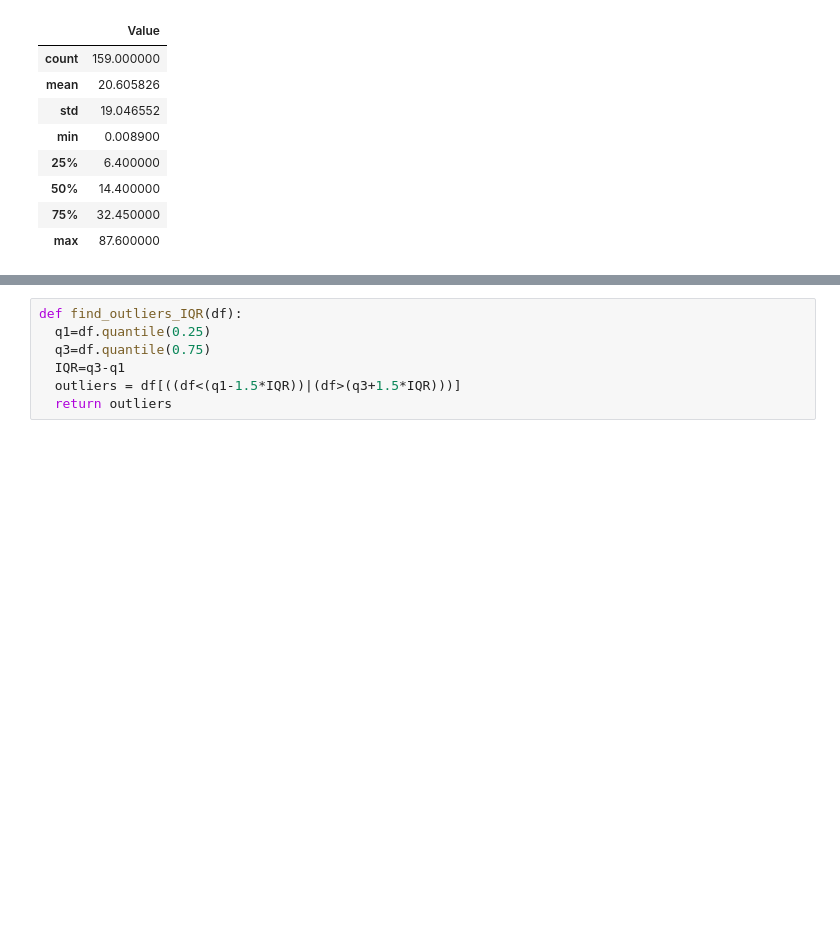
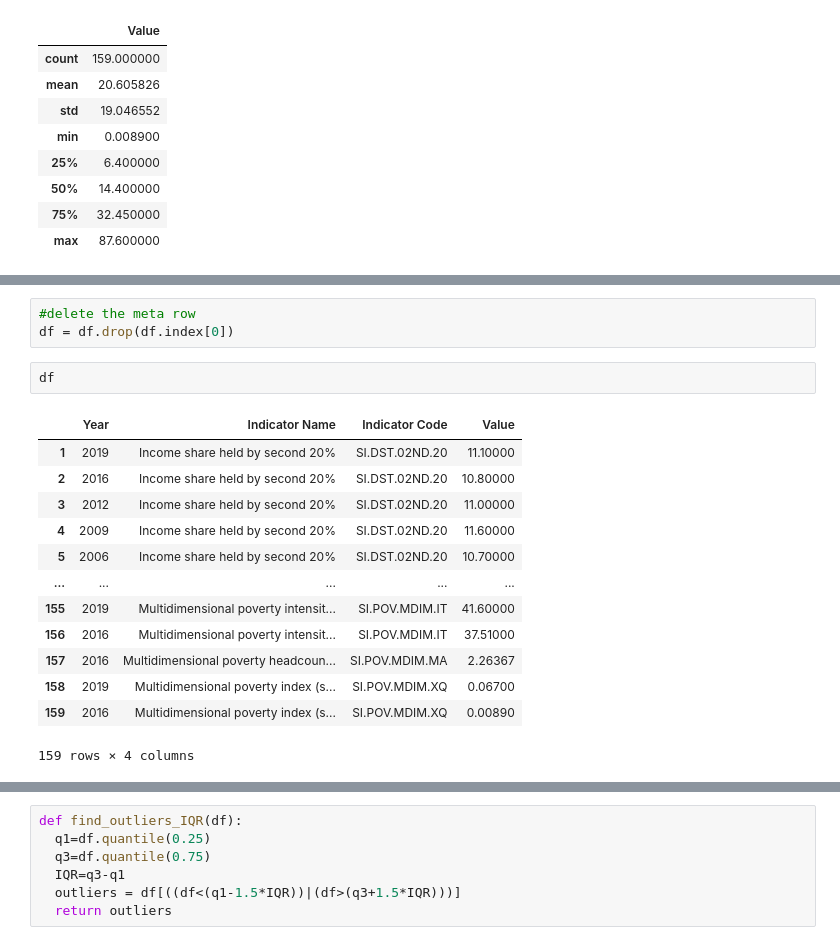
Before and after one commit to Razaqa-Aliskar/DSPL-Streamlit-App, a Jupyter notebook: Dspl.ipynb, the cells around one changed output, grey strips where cells are left out. Saved outputs shown, nothing was run; the diff lists cells and outputs as text; blank space fills up the shorter version.

```diff
--- a/Dspl.ipynb
+++ b/Dspl.ipynb
@@ -99,3 +109,22 @@ df.describe()
+# %%
+#delete the meta row
+df = df.drop(df.index[0])
+# %%
+df
+# %% [output]
+|  | Year | Indicator Name | Indicator Code | Value |
+| 1 | 2019 | Income share held by second 20% | SI.DST.02ND.20 | 11.10000 |
+| 2 | 2016 | Income share held by second 20% | SI.DST.02ND.20 | 10.80000 |
+| 3 | 2012 | Income share held by second 20% | SI.DST.02ND.20 | 11.00000 |
+| 4 | 2009 | Income share held by second 20% | SI.DST.02ND.20 | 11.60000 |
+| 5 | 2006 | Income share held by second 20% | SI.DST.02ND.20 | 10.70000 |
+| ... | ... | ... | ... | ... |
+| 155 | 2019 | Multidimensional poverty intensit... | SI.POV.MDIM.IT | 41.60000 |
+| 156 | 2016 | Multidimensional poverty intensit... | SI.POV.MDIM.IT | 37.51000 |
+| 157 | 2016 | Multidimensional poverty headcoun... | SI.POV.MDIM.MA | 2.26367 |
+| 158 | 2019 | Multidimensional poverty index (s... | SI.POV.MDIM.XQ | 0.06700 |
+| 159 | 2016 | Multidimensional poverty index (s... | SI.POV.MDIM.XQ | 0.00890 |
+159 rows × 4 columns
 # %%
 #Box plots to show the outliers in each column
 import seaborn as sns
```
Also changed, not shown: parts of 2 cells of this notebook.
